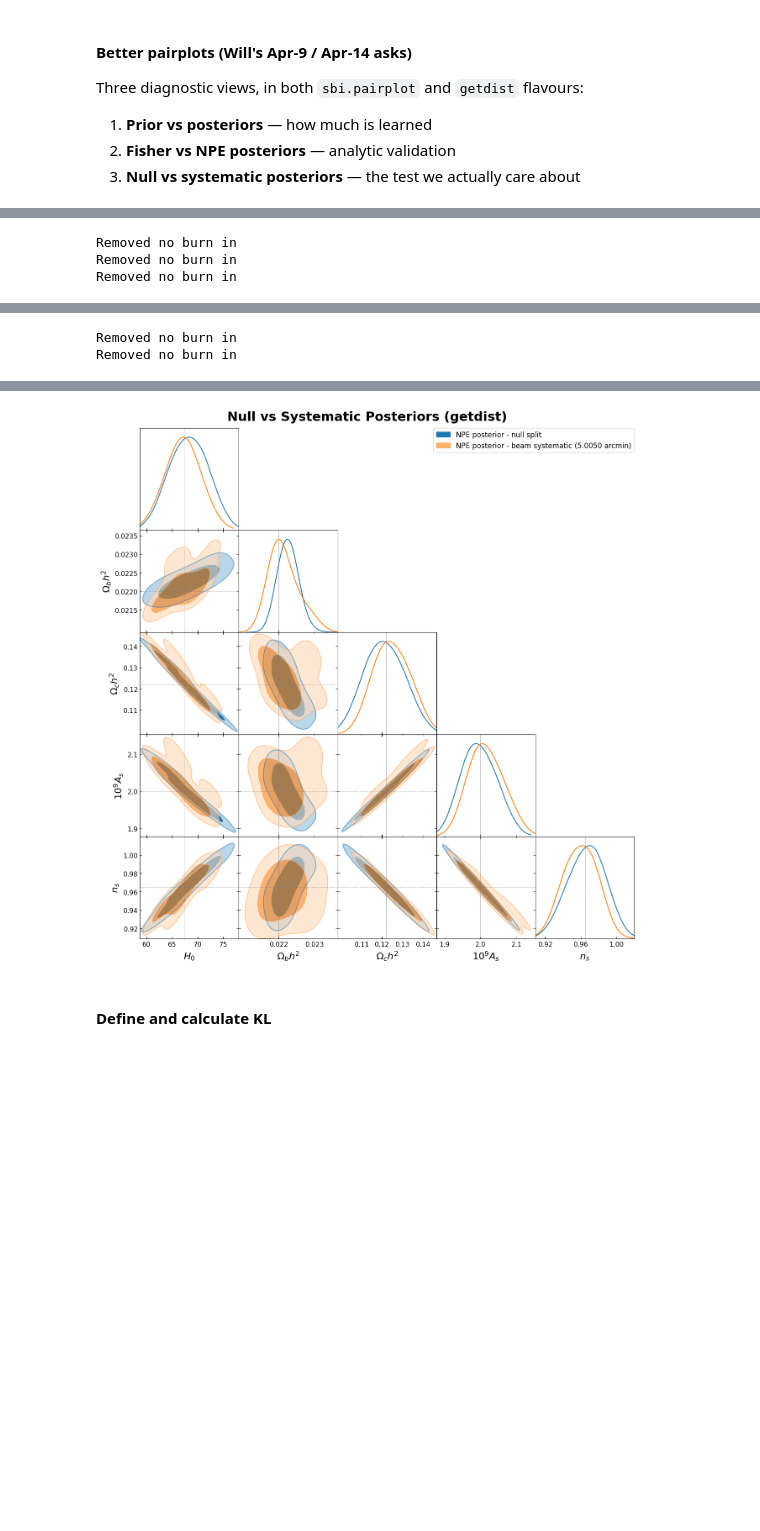
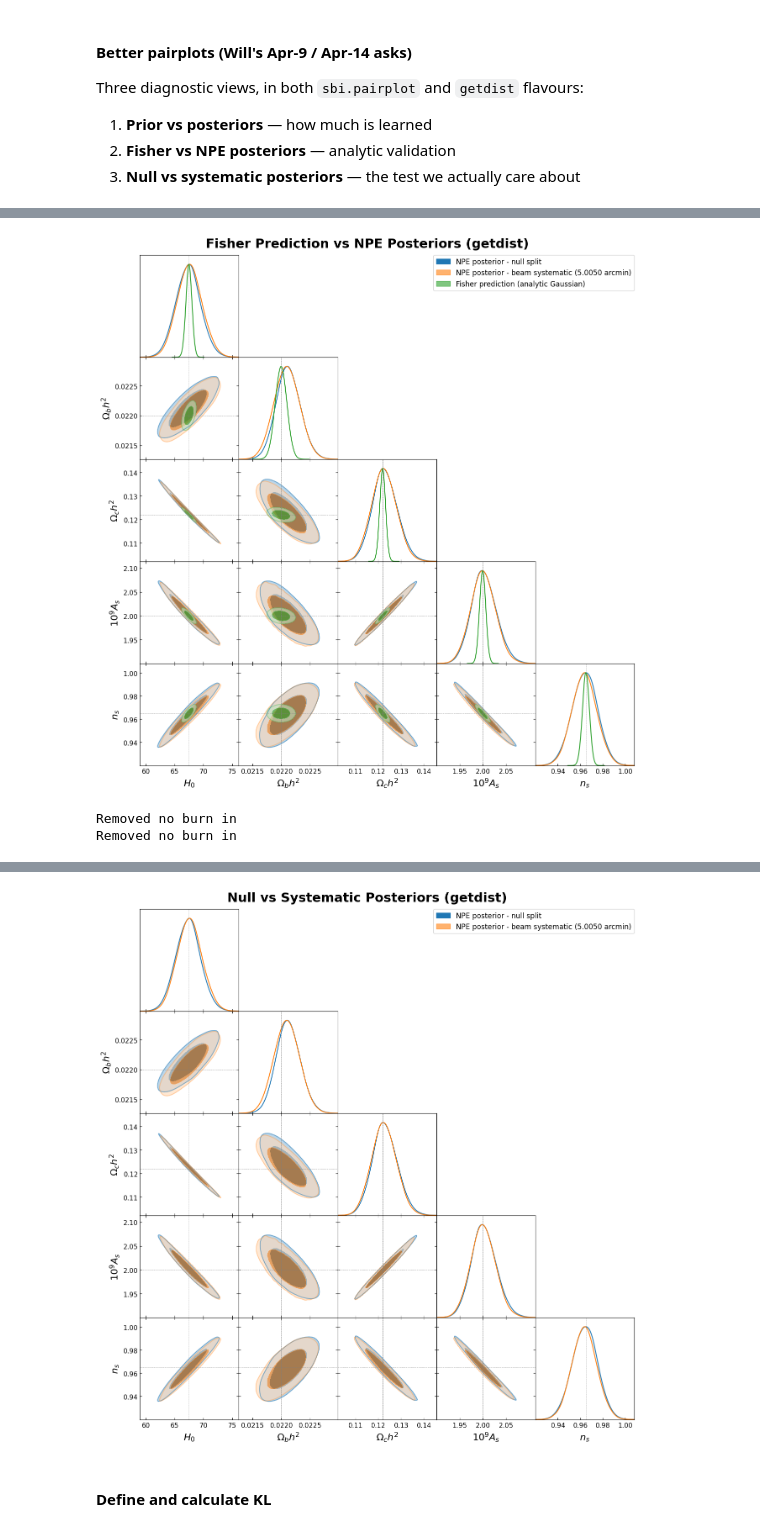
Before and after one commit to jayvasireddy/Part-III-Research-Project, a Jupyter notebook: CMB_Test_Beam_Miscalibration_Odd_Even_Split.ipynb, the cells around one changed output, grey strips where cells are left out. Saved outputs shown, nothing was run; the diff lists cells and outputs as text; code cells hidden in the pictures; blank space fills up the shorter version.

```diff
--- a/CMB_Test_Beam_Miscalibration_Odd_Even_Split.ipynb
+++ b/CMB_Test_Beam_Miscalibration_Odd_Even_Split.ipynb
@@ -521,6 +521,9 @@ res = load_results_file(fname)
 
 # Reconstruct the compressor closure from its saved arrays
 my_compressor = make_compressor(fiducial, cov, derivs)
+# %%
+samples1_new = posterior1_direct.sample((100_000,), x=x_obs_1)
+samples2_new = posterior2_direct.sample((100_000,), x=x_obs_2)
 # %% [markdown]
 #### Plot posteriors overlayed
 # %%
@@ -781,17 +784,17 @@ def plot_posteriors_overlaid(samples1, samples2, prior, theta_true,
 
 # --- Run ---
 plot_prior_vs_posteriors(
-    samples1, samples2, prior, theta_true,
+    samples1_new, samples2_new, prior, theta_true,
     beam_systematic=beam_systematic,
 )
 
 F, C_post = plot_fisher_vs_posteriors(
-    samples1, samples2, prior, theta_true, derivs, cov,
+    samples1_new, samples2_new, prior, theta_true, derivs, cov,
     beam_systematic=beam_systematic,
 )
 
 plot_posteriors_overlaid(
-    samples1, samples2, prior, theta_true,
+    samples1_new, samples2_new, prior, theta_true,
     beam_systematic=beam_systematic,
 )
 # %% [output]
@@ -924,15 +927,15 @@ def plot_posteriors_overlaid_gd(samples1, samples2, prior, theta_true,
 
 # --- Run ---
 plot_prior_vs_posteriors_gd(
-    samples1, samples2, prior, theta_true,
+    samples1_new, samples2_new, prior, theta_true,
     beam_systematic=beam_systematic,
 )
 _ = plot_fisher_vs_posteriors_gd(
-    samples1, samples2, prior, theta_true, derivs, cov,
+    samples1_new, samples2_new, prior, theta_true, derivs, cov,
     beam_systematic=beam_systematic,
 )
 plot_posteriors_overlaid_gd(
-    samples1, samples2, prior, theta_true,
+    samples1_new, samples2_new, prior, theta_true,
     beam_systematic=beam_systematic,
 )
 # %% [output]
@@ -958,3 +949,3 @@ WARNING:root:2D kernel density bandwidth optimizer failed for As_scaled, ns. Usi
+[figure, new version]
 Removed no burn in
 Removed no burn in
-Removed no burn in
@@ -978,2 +951,0 @@ WARNING:root:2D kernel density bandwidth optimizer failed for H0, ombh2. Using f
-Removed no burn in
-Removed no burn in
@@ -994,4 +952,4 @@ WARNING:root:2D kernel density bandwidth optimizer failed for As_scaled, ns. Usi
-[figure, old version]
+[figure, new version]
 # %% [markdown]
 #### Define and calculate KL
 # %%
```
Also changed, not shown: parts of 3 cells of this notebook, 22 other files.
